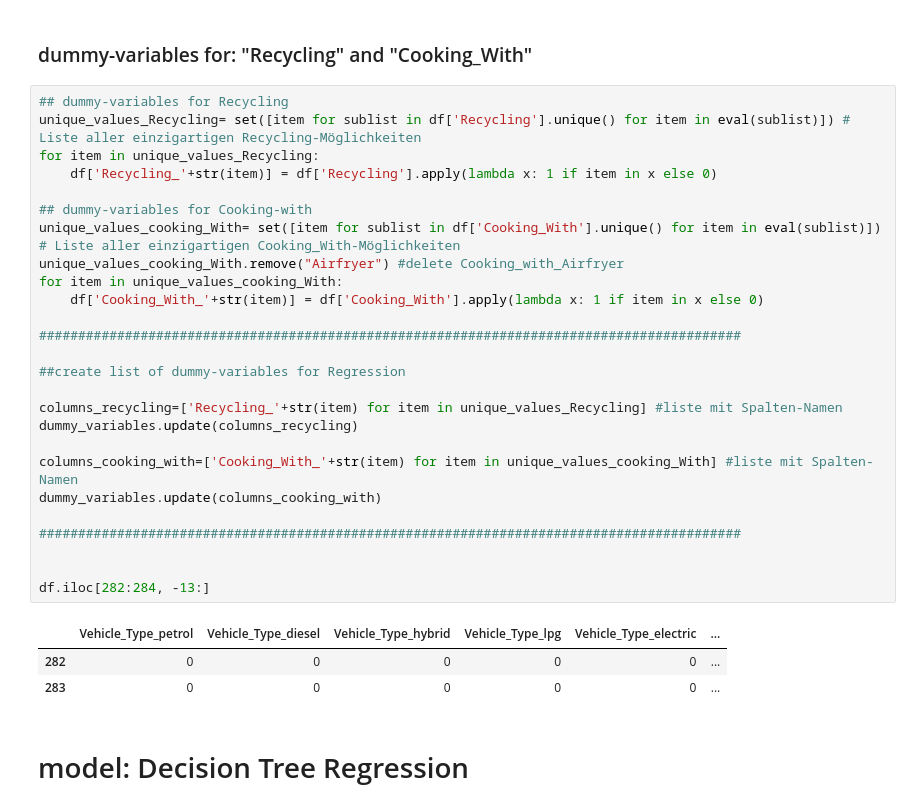
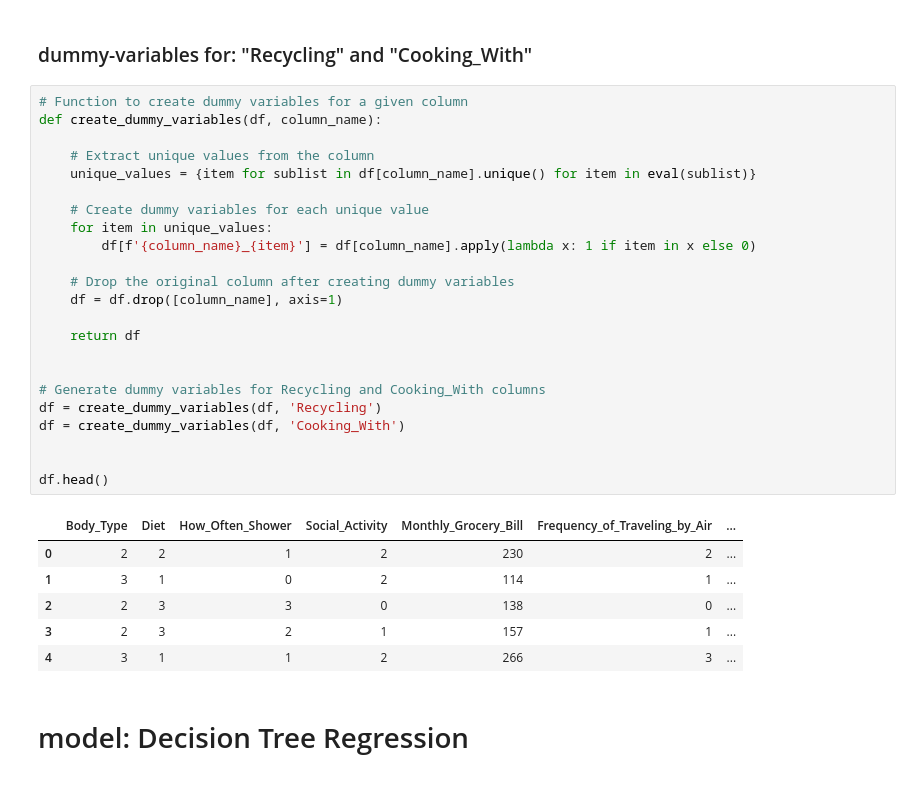
Before and after one commit to e-prossinger/CarbonFootprint_TechLab, a Jupyter notebook: shared_notebooks/model_DecisionTree_GridSearchCV.ipynb, the cells around one changed output. Saved outputs shown, nothing was run; the diff lists cells and outputs as text.

```diff
--- a/shared_notebooks/model_DecisionTree_GridSearchCV.ipynb
+++ b/shared_notebooks/model_DecisionTree_GridSearchCV.ipynb
@@ -131,35 +113,35 @@ df[['Sex','Transport','Heating_Energy_Source','Vehicle_Type']+list(dummy_variabl
 # %% [markdown]
 ### dummy-variables for: "Recycling" and "Cooking_With"
-# %%
-## dummy-variables for Recycling
-unique_values_Recycling= set([item for sublist in df['Recycling'].unique() for item in eval(sublist)]) # Liste aller einzigartigen Recycling-Möglichkeiten
-for item in unique_values_Recycling:
-    df['Recycling_'+str(item)] = df['Recycling'].apply(lambda x: 1 if item in x else 0)
-
-## dummy-variables for Cooking-with
-unique_values_cooking_With= set([item for sublist in df['Cooking_With'].unique() for item in eval(sublist)]) # Liste aller einzigartigen Cooking_With-Möglichkeiten
-unique_values_cooking_With.remove("Airfryer") #delete Cooking_with_Airfryer
-for item in unique_values_cooking_With:
-    df['Cooking_With_'+str(item)] = df['Cooking_With'].apply(lambda x: 1 if item in x else 0)
-
-##########################################################################################
-
-##create list of dummy-variables for Regression
-
-columns_recycling=['Recycling_'+str(item) for item in unique_values_Recycling] #liste mit Spalten-Namen
-dummy_variables.update(columns_recycling)
-
-columns_cooking_with=['Cooking_With_'+str(item) for item in unique_values_cooking_With] #liste mit Spalten-Namen
-dummy_variables.update(columns_cooking_with)
-
-##########################################################################################
-
-
-df.iloc[282:284, -13:]
-# %% [output]
-|  | Vehicle_Type_petrol | Vehicle_Type_diesel | Vehicle_Type_hybrid | Vehicle_Type_lpg | Vehicle_Type_electric | ... |
-| 282 | 0 | 0 | 0 | 0 | 0 | ... |
-| 283 | 0 | 0 | 0 | 0 | 0 | ... |
+# %%
+# Function to create dummy variables for a given column
+def create_dummy_variables(df, column_name):
+
+    # Extract unique values from the column
+    unique_values = {item for sublist in df[column_name].unique() for item in eval(sublist)}
+
+    # Create dummy variables for each unique value
+    for item in unique_values:
+        df[f'{column_name}_{item}'] = df[column_name].apply(lambda x: 1 if item in x else 0)
+
+    # Drop the original column after creating dummy variables
+    df = df.drop([column_name], axis=1)
+
+    return df
+
+
+# Generate dummy variables for Recycling and Cooking_With columns
+df = create_dummy_variables(df, 'Recycling')
+df = create_dummy_variables(df, 'Cooking_With')
+
+
+df.head()
+# %% [output]
+|  | Body_Type | Diet | How_Often_Shower | Social_Activity | Monthly_Grocery_Bill | Frequency_of_Traveling_by_Air | ... |
+| 0 | 2 | 2 | 1 | 2 | 230 | 2 | ... |
+| 1 | 3 | 1 | 0 | 2 | 114 | 1 | ... |
+| 2 | 2 | 3 | 3 | 0 | 138 | 0 | ... |
+| 3 | 2 | 3 | 2 | 1 | 157 | 1 | ... |
+| 4 | 3 | 1 | 1 | 2 | 266 | 3 | ... |
 # %% [markdown]
 # model: Decision Tree Regression
 # %% [markdown]
```
Also changed, not shown: parts of 9 cells of this notebook.
